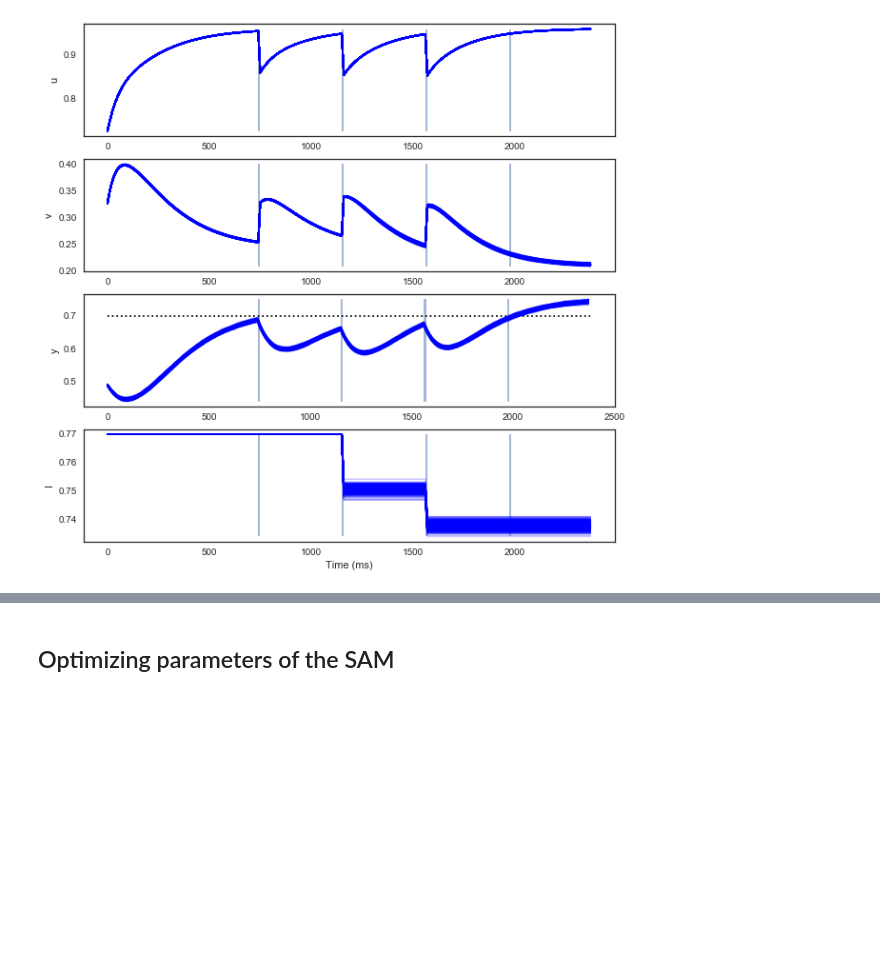
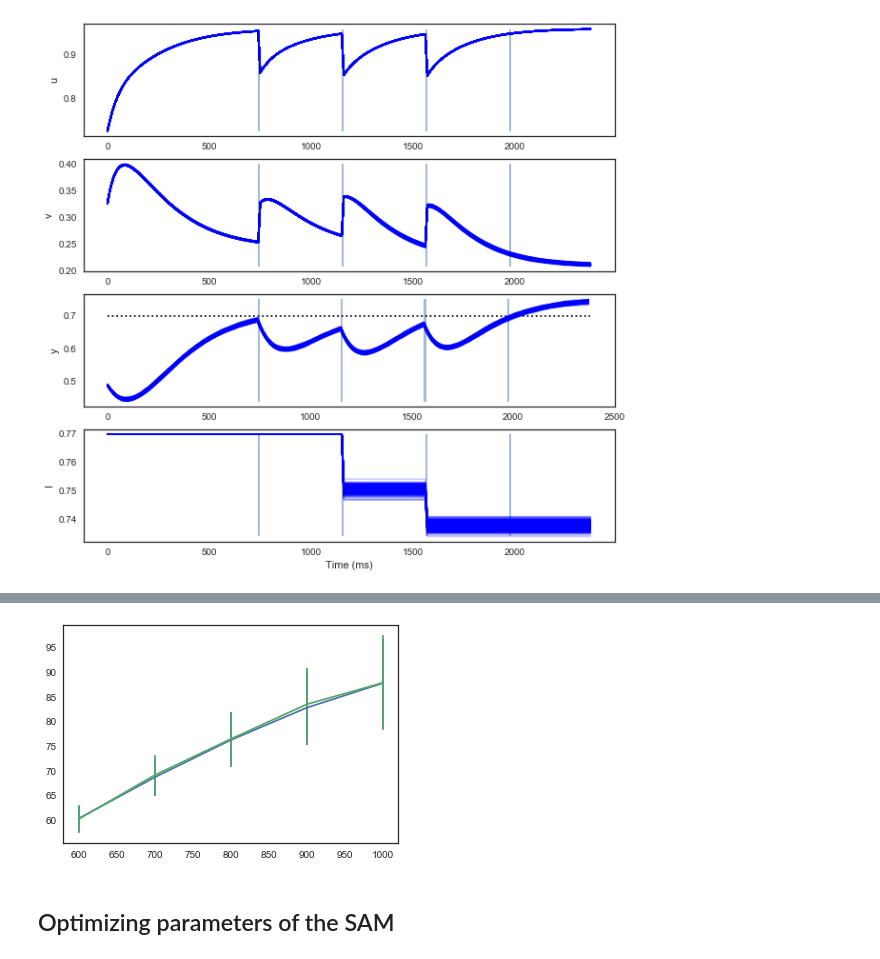
Before and after one commit to jazlab/SE_NL_MJ_2020, a Jupyter notebook: SAM_simulations.ipynb, the cells around one changed output, grey strips where cells are left out. Cells and saved outputs as stored; diff of their text form; code cells hidden in the pictures; blank space fills up the shorter version.

```diff
--- a/SAM_simulations.ipynb
+++ b/SAM_simulations.ipynb
@@ -425,0 +464,93 @@ Mean tp =  87.94666666666667 std tp =  9.73843701810283
+# %%
+# Supp figure 2: using the MPM to produce instead
+# SAM
+sigma = 0.01
+I = 0.77
+K = 5.0
+durations = [600, 700, 800, 900, 1000]
+ntrials = 300
+np.random.seed(2018)
+PARAMS_DICT['first_duration'] = 750
+
+timesSAM = []
+stdsSAM = []
+timesMPM = []
+stdsMPM = []
+
+for duration in durations:
+    ulst, vlst, ylst, Ilst_SAM, siglst, ylst2 = simulate_trial(ntrials=ntrials, nstages=4, duration=duration, sigma=sigma,
+                                                           K=K, initI=I)
+    #plot_simulation_parallel(ulst, vlst, ylst, Ilst_SAM, siglst, PARAMS_DICT)
+
+    Ylst2 = np.array(ylst2)
+    times = get_times_lst_from_y(np.array(Ylst2))
+    times = times[(times > 0) & (times != np.inf)]
+    print('Mean tp = ', np.mean(times), 'std tp = ', np.std(times))
+    timesSAM.append(np.mean(times))
+    stdsSAM.append(np.std(times))
+
+    I_SAM = Ilst_SAM[-1]
+
+    # MPM
+    # Initially not locked to SAM
+    initI = 0.77
+    first_duration = 1300 #duration in ms of first duration (500 ms + exponential with mean 250)
+
+    nbin = int(duration / PARAMS_DICT['dt'])
+    nbinfirst = int(first_duration / PARAMS_DICT['dt'])
+
+    uinit = PARAMS_DICT['uinit']
+    vinit = PARAMS_DICT['vinit']
+    yinit = PARAMS_DICT['yinit']
+    print('uinit =', uinit, 'vinit =', vinit)
+
+    state_init = [np.ones(ntrials) * initI,
+                  np.ones(ntrials) * uinit,
+                  np.ones(ntrials) * vinit,
+                  np.ones(ntrials) * yinit,
+                  0.0]
+
+    ulst, vlst, ylst, Ilst, siglst = start_simulation_parallel(state_init, PARAMS_DICT, 0, sigma, nbinfirst)
+
+    ulstarr = np.array(ulst)
+    vlstarr = np.array(vlst)
+    ylstarr = np.array(ylst)
+
+    for i in range(300):
+        ytrial = ylstarr[:,i]
+        crossing = np.where(ytrial > 0.7)[0][0]
+        ulstarr[crossing:, i] = ulstarr[crossing, i]
+        vlstarr[crossing:, i] = vlstarr[crossing, i]
+        ylstarr[crossing:, i] = ylstarr[crossing, i]
+
+    #plot_simulation_parallel(ulstarr, vlstarr, ylstarr, Ilst, siglst, PARAMS_DICT)
+    ulst = list(ulstarr)
+    vlst = list(vlstarr)
+    ylst = list(ylstarr)
+
+    # Production by MPM
+    for k in range(2):
+        state_init = [I_SAM, ulst[-1], vlst[-1], ylst[-1], (state_init[4] + 1.0)%2]
+        if state_init[4] == 0.0:
+            ulst2, vlst2, ylst2, Ilst2, siglst2 = start_simulation_parallel(state_init, PARAMS_DICT, K, sigma, nbin * 2)
+        else:
+            ulst2, vlst2, ylst2, Ilst2, siglst2 = start_simulation_parallel(state_init, PARAMS_DICT, 0, sigma, 1)
+
+        ulst += ulst2
+        vlst += vlst2
+        ylst += ylst2
+        Ilst += Ilst2
+        siglst += siglst2
+
+
+    #plot_simulation_parallel(ulst, vlst, ylst, Ilst, siglst, PARAMS_DICT)
+    Ylst2 = np.array(ylst2)
+    times = get_times_lst_from_y(np.array(Ylst2))
+    times = times[(times > 0) & (times != np.inf)]
+    print('Mean tp = ', np.mean(times), 'std tp = ', np.std(times))
+    timesMPM.append(np.mean(times))
+    stdsMPM.append(np.std(times))
+
+plt.errorbar(durations, timesSAM, stdsSAM)
+plt.errorbar(durations, timesMPM, stdsMPM)
+# %% [output]
@@ -426,3 +578,4 @@ Mean tp =  87.94666666666667 std tp =  9.73843701810283
+[figure, added]
 # %% [markdown]
 ## Optimizing parameters of the SAM
 # %% [markdown]
```
Also changed, not shown: parts of 8 cells of this notebook, 1 other file.
